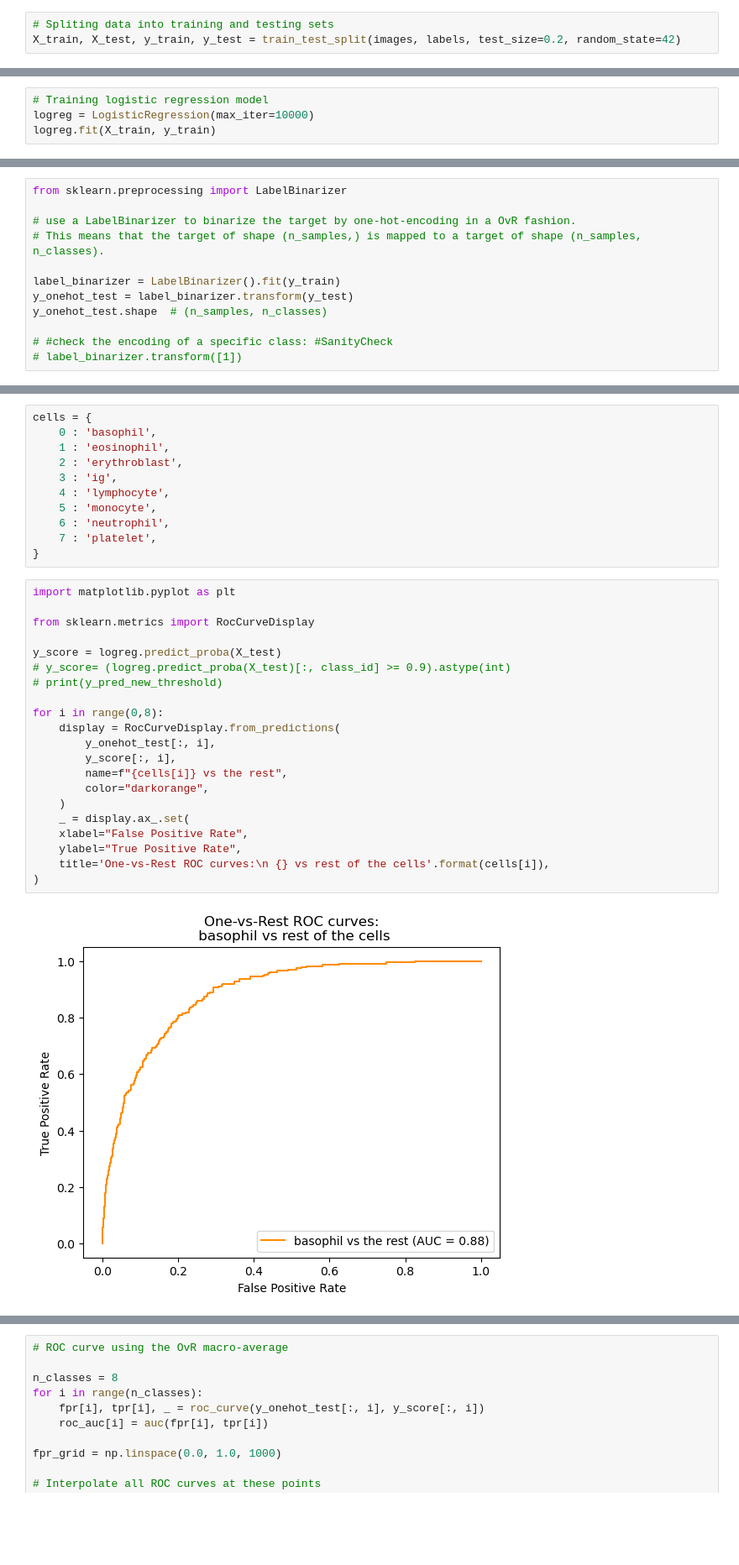
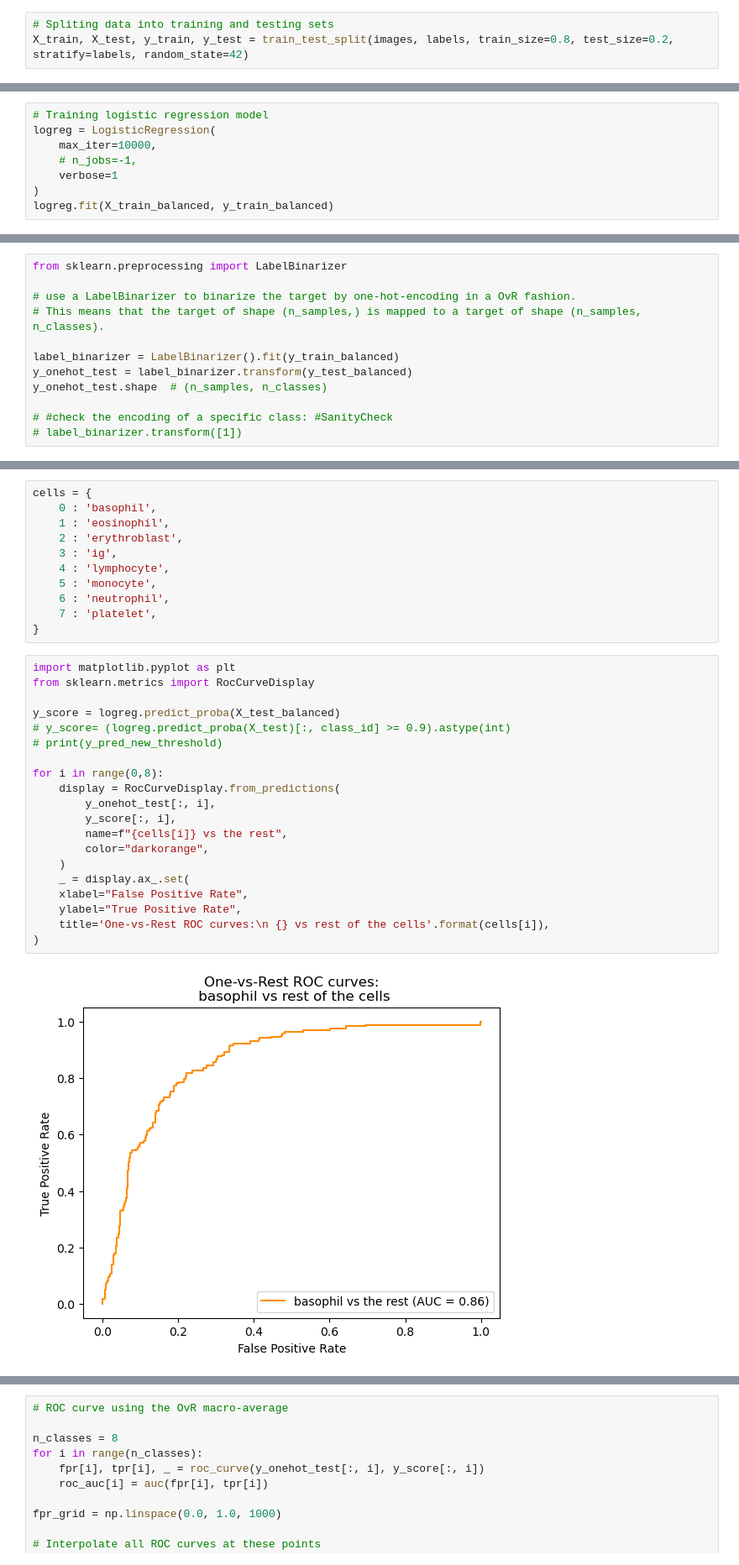
Before and after one commit to ottospiga/blood_cell_classification, a Jupyter notebook: notebooks/03-baseline-model.ipynb, the cells around one changed output, grey strips where cells are left out. Shown: that part at 84% size. Saved outputs shown, nothing was run; the diff lists cells and outputs as text; blank space fills up the shorter version.

```diff
--- a/notebooks/03-baseline-model.ipynb
+++ b/notebooks/03-baseline-model.ipynb
@@ -59,4 +59,4 @@ images.shape
 Spliting data into training and testing sets
 # %%
 # Spliting data into training and testing sets
-X_train, X_test, y_train, y_test = train_test_split(images, labels, test_size=0.2, random_state=42)
+X_train, X_test, y_train, y_test = train_test_split(images, labels, train_size=0.8, test_size=0.2, stratify=labels, random_state=42)
@@ -84,6 +195,10 @@ print(result)
 Training/fiting the models
 # %%
 # Training logistic regression model
-logreg = LogisticRegression(max_iter=10000)
-logreg.fit(X_train, y_train)
+logreg = LogisticRegression(
+    max_iter=10000,
+    # n_jobs=-1,
+    verbose=1
+)
+logreg.fit(X_train_balanced, y_train_balanced)
 # %% [output]
@@ -163,8 +309,8 @@ from sklearn.preprocessing import LabelBinarizer
 # use a LabelBinarizer to binarize the target by one-hot-encoding in a OvR fashion.
 # This means that the target of shape (n_samples,) is mapped to a target of shape (n_samples, n_classes).
 
-label_binarizer = LabelBinarizer().fit(y_train)
-y_onehot_test = label_binarizer.transform(y_test)
+label_binarizer = LabelBinarizer().fit(y_train_balanced)
+y_onehot_test = label_binarizer.transform(y_test_balanced)
 y_onehot_test.shape  # (n_samples, n_classes)
 
 # #check the encoding of a specific class: #SanityCheck
@@ -184,24 +330,23 @@ cells = {
 }
 # %%
 import matplotlib.pyplot as plt
-
 from sklearn.metrics import RocCurveDisplay
 
-y_score = logreg.predict_proba(X_test)
+y_score = logreg.predict_proba(X_test_balanced)
 # y_score= (logreg.predict_proba(X_test)[:, class_id] >= 0.9).astype(int)
 # print(y_pred_new_threshold)
 
 for i in range(0,8):
     display = RocCurveDisplay.from_predictions(
         y_onehot_test[:, i],
         y_score[:, i],
         name=f"{cells[i]} vs the rest",
         color="darkorange",
     )
     _ = display.ax_.set(
     xlabel="False Positive Rate",
     ylabel="True Positive Rate",
     title='One-vs-Rest ROC curves:\n {} vs rest of the cells'.format(cells[i]),
 )
 # %% [output]
-[figure, old version]
+[figure, new version]
```
Also changed, not shown: parts of 17 cells of this notebook, 4 other files.
